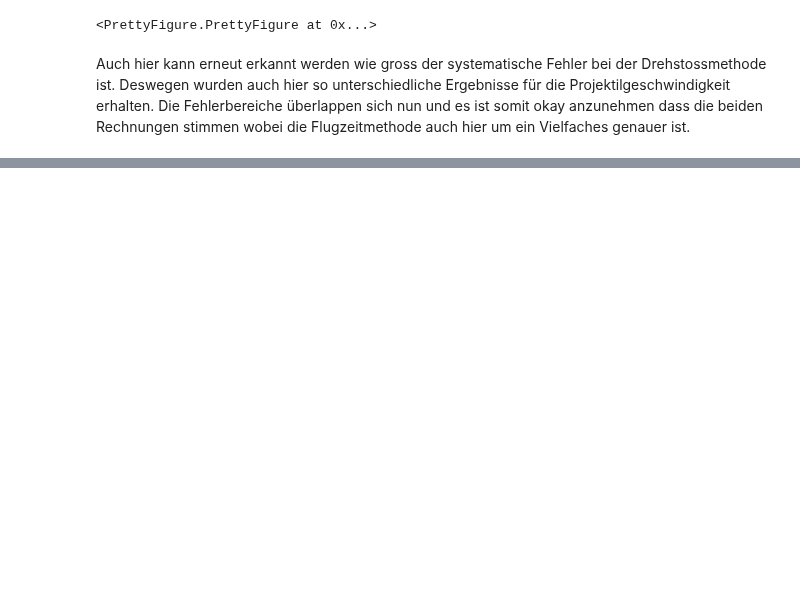
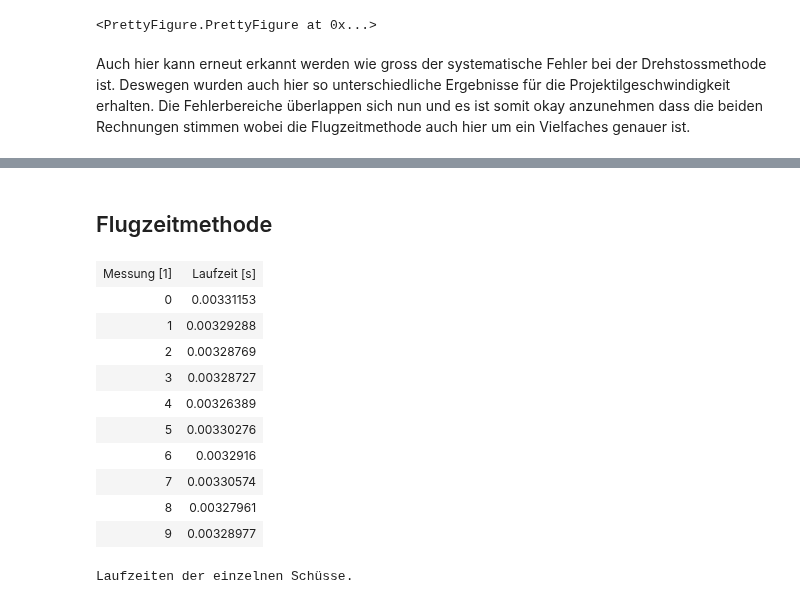
Before and after one commit to Yatekii/glal3, a Jupyter notebook: versuch2/M1.ipynb, the cells around one changed output, grey strips where cells are left out. Saved outputs shown, nothing was run; the diff lists cells and outputs as text; code cells hidden in the pictures; blank space fills up the shorter version.

```diff
--- a/versuch2/M1.ipynb
+++ b/versuch2/M1.ipynb
@@ -805,2 +1026,18 @@ Der Fehler ist so gross dass sich das Resultat der Flugzeitmethode innerhalb des
+# %% [markdown]
+## Flugzeitmethode
 # %%
-v1_data = PrettyTable(list(zip(v1_df['measurement'], v1_df['t'])), entries_per_column=10, extra_header=['Messung [1]', 'Laufzeit [s]'])
+data = PrettyTable(list(zip(v1_df['measurement'], v1_df['t'])), caption='Laufzeiten der einzelnen Schüsse.', entries_per_column=10, extra_header=['Messung [1]', 'Laufzeit [s]'])
+data.show()
+# %% [output]
+| Messung [1] | Laufzeit [s] |
+| 0 | 0.00331153 |
+| 1 | 0.00329288 |
+| 2 | 0.00328769 |
+| 3 | 0.00328727 |
+| 4 | 0.00326389 |
+| 5 | 0.00330276 |
+| 6 | 0.0032916 |
+| 7 | 0.00330574 |
+| 8 | 0.00327961 |
+| 9 | 0.00328977 |
+Laufzeiten der einzelnen Schüsse.
```
Also changed, not shown: parts of 27 cells of this notebook, 31 other files.
